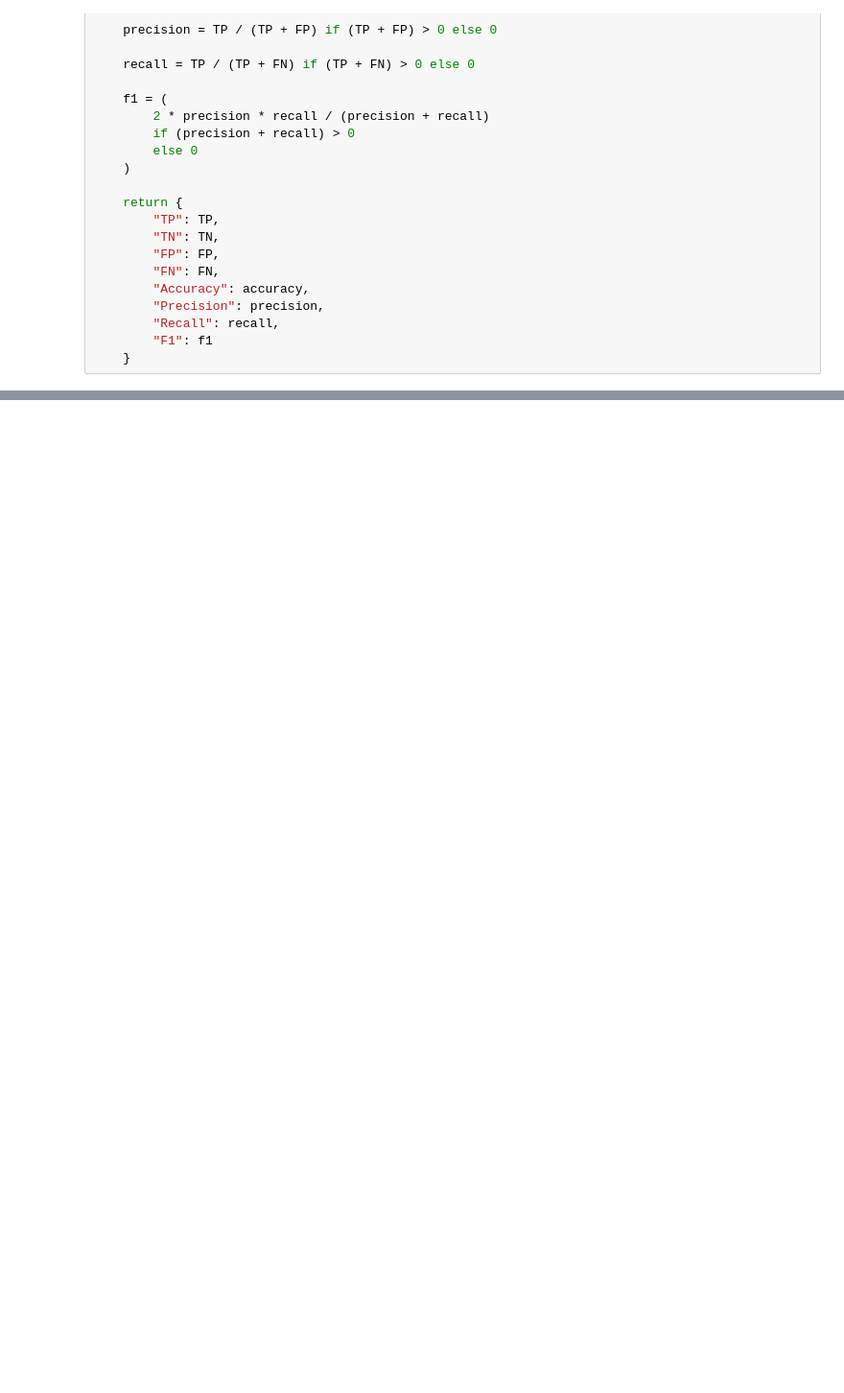
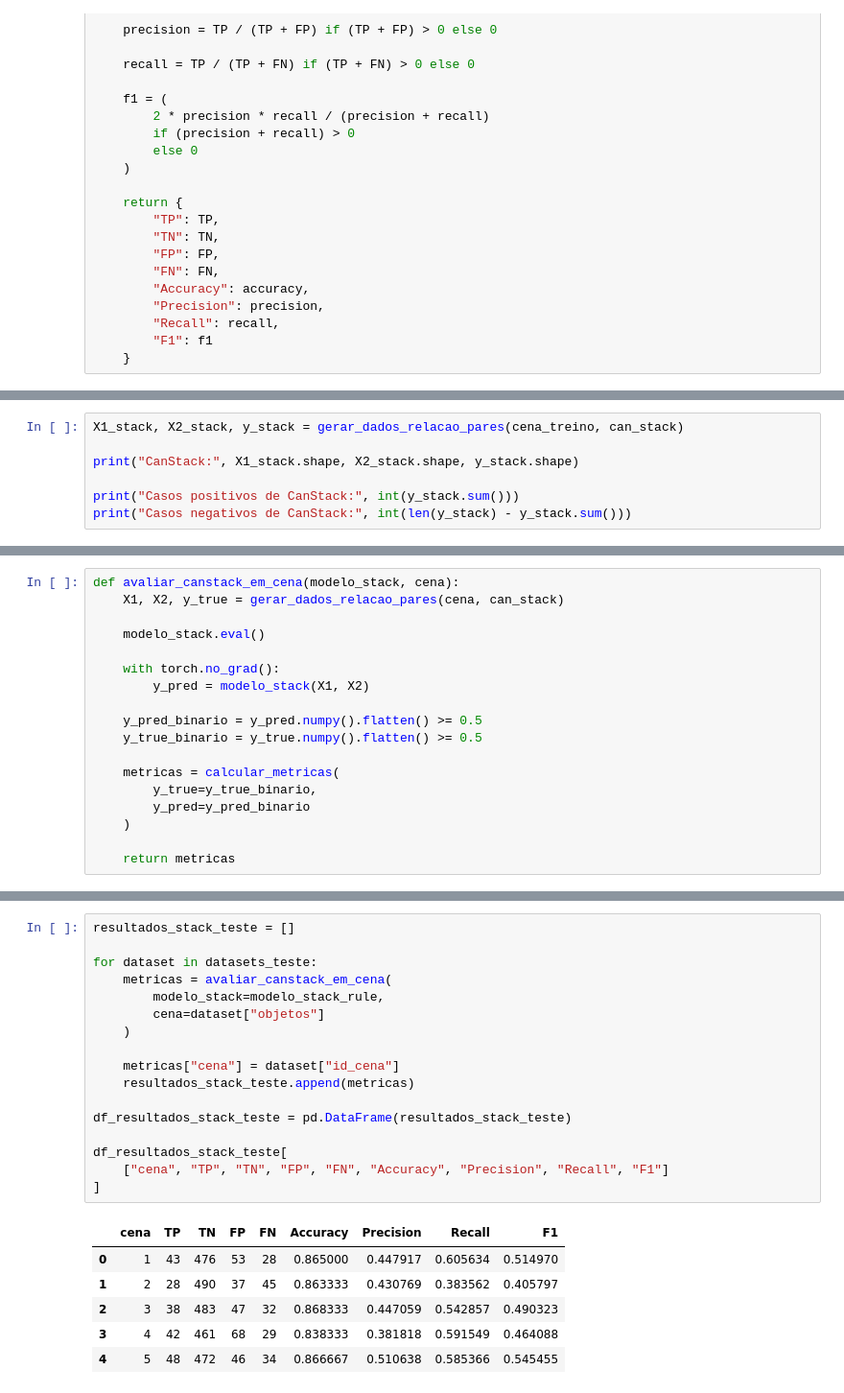
Before and after one commit to marceleazoliveira/TF_IA, a Jupyter notebook: TF_IA.ipynb, the cells around one changed output, grey strips where cells are left out. Shown at 96% size. Cells and saved outputs as stored; diff of their text form; blank space fills up the shorter version.

```diff
--- a/TF_IA.ipynb
+++ b/TF_IA.ipynb
@@ -517,0 +2034,7 @@ metricas_in_between
+# %%
+X1_stack, X2_stack, y_stack = gerar_dados_relacao_pares(cena_treino, can_stack)
+
+print("CanStack:", X1_stack.shape, X2_stack.shape, y_stack.shape)
+
+print("Casos positivos de CanStack:", int(y_stack.sum()))
+print("Casos negativos de CanStack:", int(len(y_stack) - y_stack.sum()))
@@ -517,0 +2158,18 @@ metricas_in_between
+# %%
+def avaliar_canstack_em_cena(modelo_stack, cena):
+    X1, X2, y_true = gerar_dados_relacao_pares(cena, can_stack)
+
+    modelo_stack.eval()
+
+    with torch.no_grad():
+        y_pred = modelo_stack(X1, X2)
+
+    y_pred_binario = y_pred.numpy().flatten() >= 0.5
+    y_true_binario = y_true.numpy().flatten() >= 0.5
+
+    metricas = calcular_metricas(
+        y_true=y_true_binario,
+        y_pred=y_pred_binario
+    )
+
+    return metricas
@@ -517,0 +2192,24 @@ metricas_in_between
+# %%
+resultados_stack_teste = []
+
+for dataset in datasets_teste:
+    metricas = avaliar_canstack_em_cena(
+        modelo_stack=modelo_stack_rule,
+        cena=dataset["objetos"]
+    )
+
+    metricas["cena"] = dataset["id_cena"]
+    resultados_stack_teste.append(metricas)
+
+df_resultados_stack_teste = pd.DataFrame(resultados_stack_teste)
+
+df_resultados_stack_teste[
+    ["cena", "TP", "TN", "FP", "FN", "Accuracy", "Precision", "Recall", "F1"]
+]
+# %% [output]
+|  | cena | TP | TN | FP | FN | Accuracy | Precision | Recall | F1 |
+| 0 | 1 | 43 | 476 | 53 | 28 | 0.865000 | 0.447917 | 0.605634 | 0.514970 |
+| 1 | 2 | 28 | 490 | 37 | 45 | 0.863333 | 0.430769 | 0.383562 | 0.405797 |
+| 2 | 3 | 38 | 483 | 47 | 32 | 0.868333 | 0.447059 | 0.542857 | 0.490323 |
+| 3 | 4 | 42 | 461 | 68 | 29 | 0.838333 | 0.381818 | 0.591549 | 0.464088 |
+| 4 | 5 | 48 | 472 | 46 | 34 | 0.866667 | 0.510638 | 0.585366 | 0.545455 |
```
Also changed, not shown: parts of 91 cells of this notebook.
